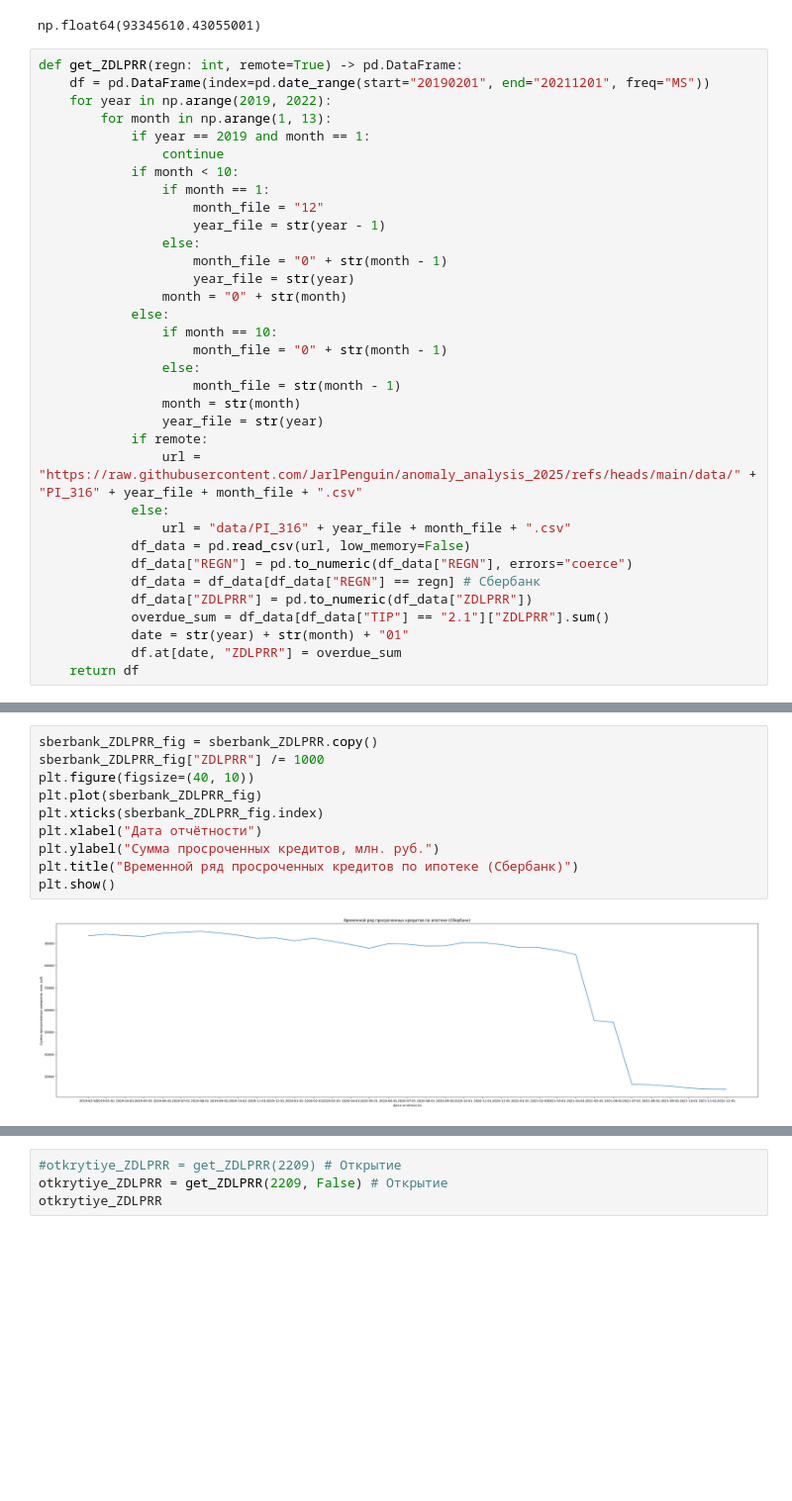
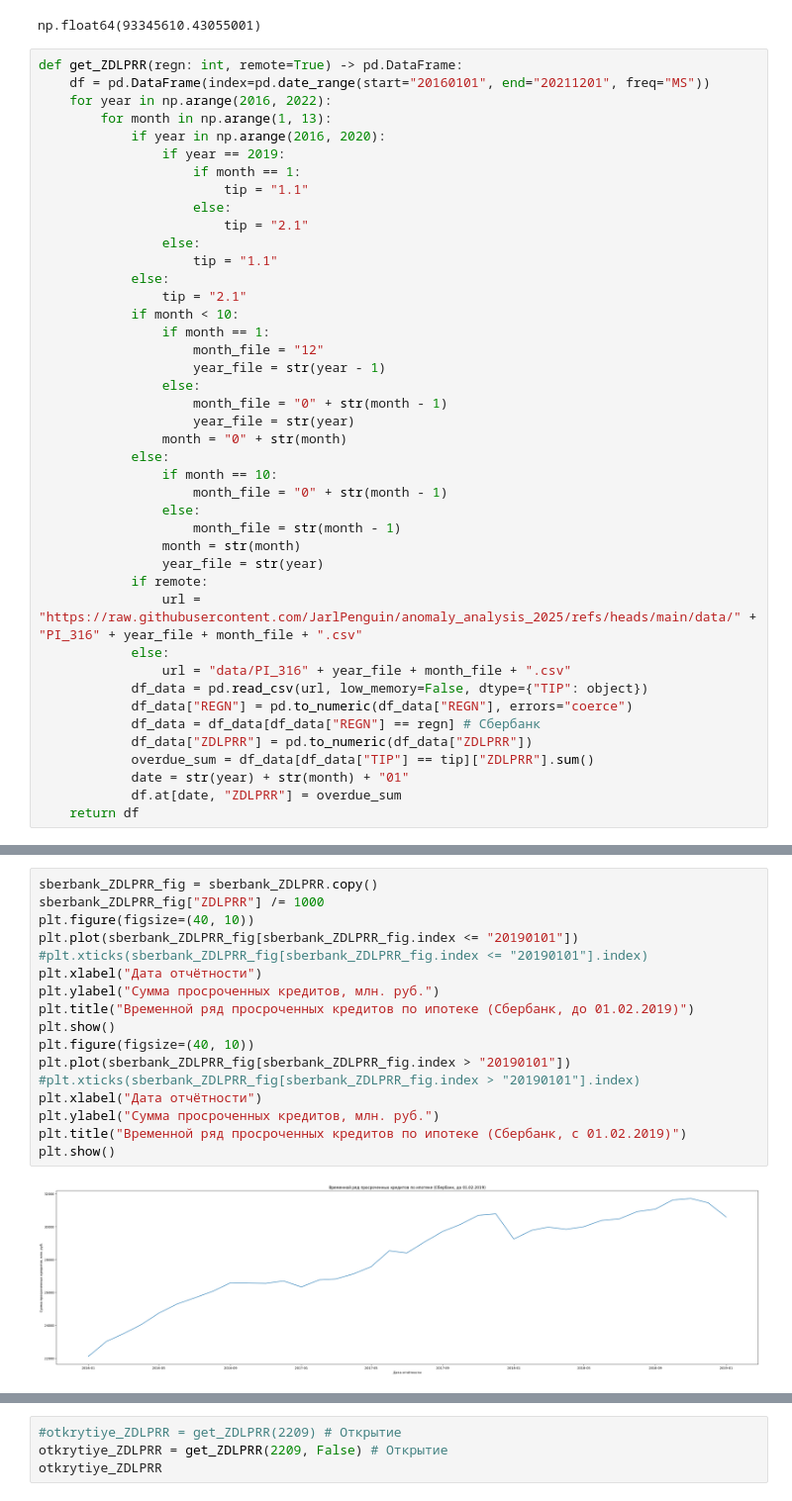
Before and after one commit to JarlPenguin/anomaly_analysis_2025, a Jupyter notebook: analysis.ipynb, the cells around one changed output, grey strips where cells are left out. Shown at 99% size. Drawn from its saved outputs; the diff is of its cells as text; blank space fills up the shorter version.

Commit message:
Adjust code for 2016-2018 data
Signed-off-by: Jarl-Penguin <jarlpenguin@outlook.com>

```diff
--- a/analysis.ipynb
+++ b/analysis.ipynb
@@ -53,11 +53,19 @@ df[df["TIP"] == "2.1"]["ZDLPRR"].sum()
 np.float64(93345610.43055001)
 # %%
 def get_ZDLPRR(regn: int, remote=True) -> pd.DataFrame:
-    df = pd.DataFrame(index=pd.date_range(start="20190201", end="20211201", freq="MS"))
-    for year in np.arange(2019, 2022):
+    df = pd.DataFrame(index=pd.date_range(start="20160101", end="20211201", freq="MS"))
+    for year in np.arange(2016, 2022):
         for month in np.arange(1, 13):
-            if year == 2019 and month == 1:
-                continue
+            if year in np.arange(2016, 2020):
+                if year == 2019:
+                    if month == 1:
+                        tip = "1.1"
+                    else:
+                        tip = "2.1"
+                else:
+                    tip = "1.1"
+            else:
+                tip = "2.1"
             if month < 10:
                 if month == 1:
                     month_file = "12"
@@ -77,11 +85,11 @@ def get_ZDLPRR(regn: int, remote=True) -> pd.DataFrame:
                 url = "https://raw.githubusercontent.com/JarlPenguin/anomaly_analysis_2025/refs/heads/main/data/" + "PI_316" + year_file + month_file + ".csv"
             else:
                 url = "data/PI_316" + year_file + month_file + ".csv"
-            df_data = pd.read_csv(url, low_memory=False)
+            df_data = pd.read_csv(url, low_memory=False, dtype={"TIP": object})
             df_data["REGN"] = pd.to_numeric(df_data["REGN"], errors="coerce")
             df_data = df_data[df_data["REGN"] == regn] # Сбербанк
             df_data["ZDLPRR"] = pd.to_numeric(df_data["ZDLPRR"])
-            overdue_sum = df_data[df_data["TIP"] == "2.1"]["ZDLPRR"].sum()
+            overdue_sum = df_data[df_data["TIP"] == tip]["ZDLPRR"].sum()
             date = str(year) + str(month) + "01"
             df.at[date, "ZDLPRR"] = overdue_sum
     return df
@@ -110,12 +114,19 @@ sberbank_ZDLPRR
 # %%
 sberbank_ZDLPRR_fig = sberbank_ZDLPRR.copy()
 sberbank_ZDLPRR_fig["ZDLPRR"] /= 1000
 plt.figure(figsize=(40, 10))
-plt.plot(sberbank_ZDLPRR_fig)
-plt.xticks(sberbank_ZDLPRR_fig.index)
+plt.plot(sberbank_ZDLPRR_fig[sberbank_ZDLPRR_fig.index <= "20190101"])
+#plt.xticks(sberbank_ZDLPRR_fig[sberbank_ZDLPRR_fig.index <= "20190101"].index)
 plt.xlabel("Дата отчётности")
 plt.ylabel("Сумма просроченных кредитов, млн. руб.")
-plt.title("Временной ряд просроченных кредитов по ипотеке (Сбербанк)")
+plt.title("Временной ряд просроченных кредитов по ипотеке (Сбербанк, до 01.02.2019)")
 plt.show()
+plt.figure(figsize=(40, 10))
+plt.plot(sberbank_ZDLPRR_fig[sberbank_ZDLPRR_fig.index > "20190101"])
+#plt.xticks(sberbank_ZDLPRR_fig[sberbank_ZDLPRR_fig.index > "20190101"].index)
+plt.xlabel("Дата отчётности")
+plt.ylabel("Сумма просроченных кредитов, млн. руб.")
+plt.title("Временной ряд просроченных кредитов по ипотеке (Сбербанк, с 01.02.2019)")
+plt.show()
 # %% [output]
-[figure, old version]
+[figure, new version]
```
Also changed, not shown: parts of 2 cells of this notebook.
